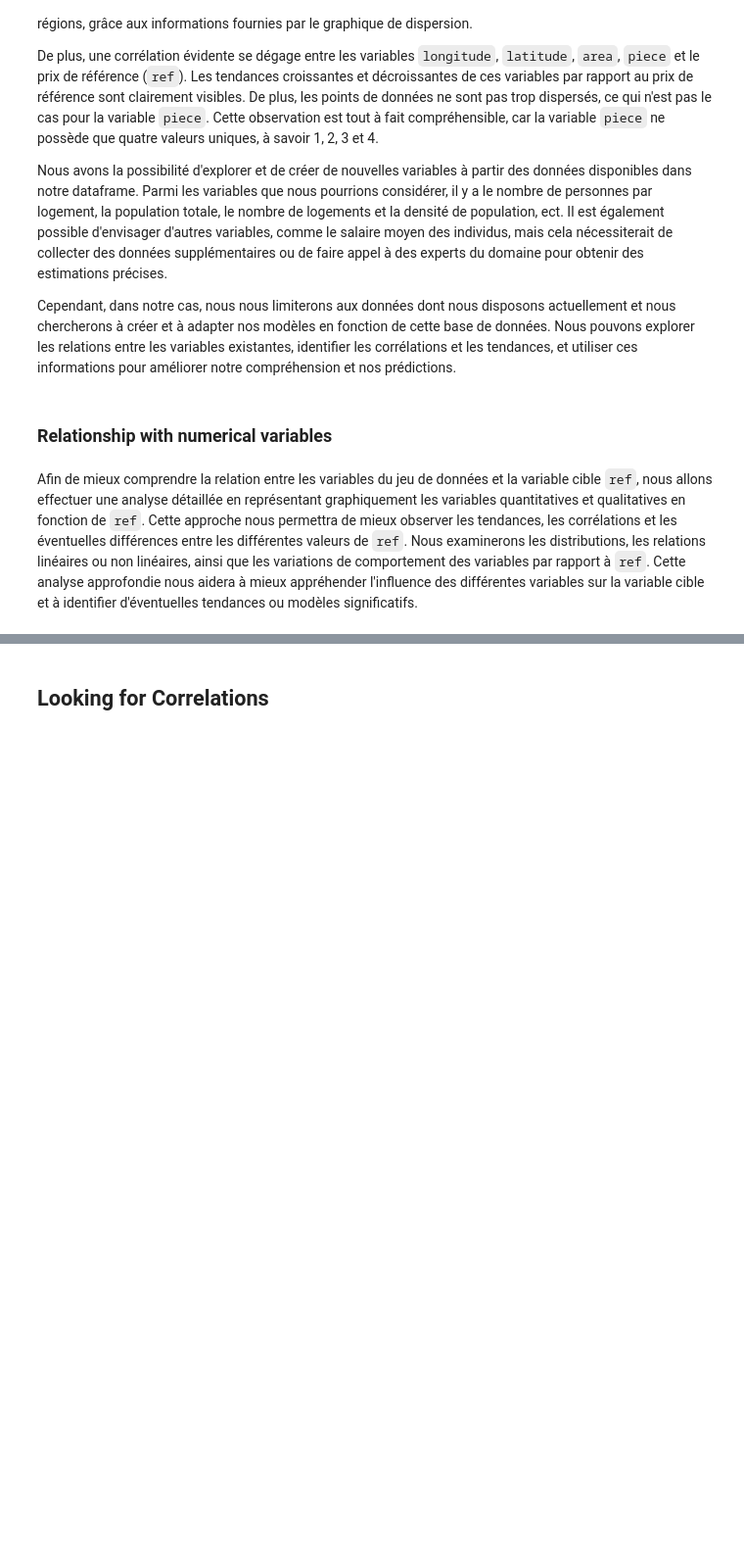
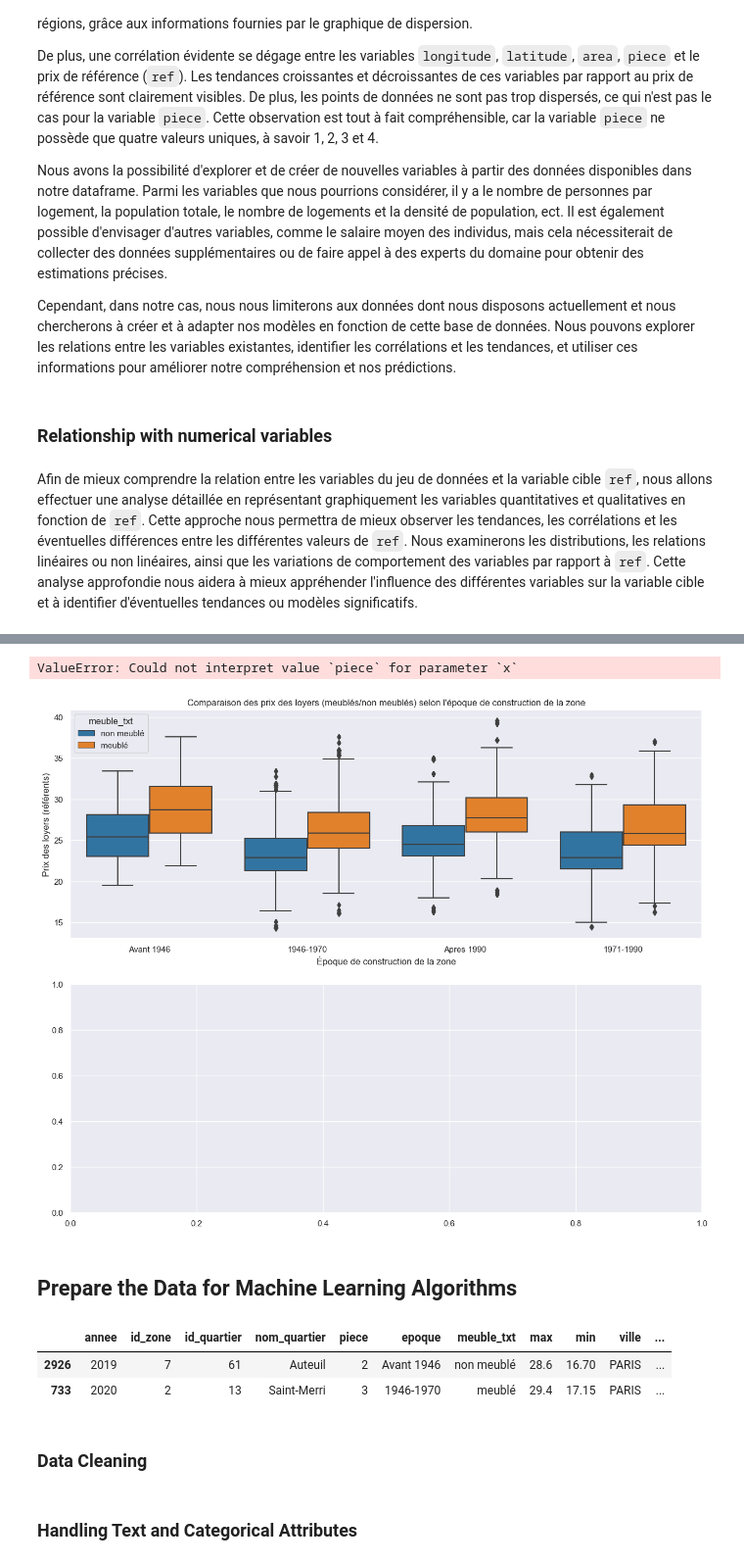
Before and after one commit to BranisGh/Data-Science-Projects, a Jupyter notebook: paris_housing.ipynb, the cells around one changed output, grey strips where cells are left out. Shown at 98% size. Saved outputs shown, nothing was run; the diff lists cells and outputs as text; code cells hidden in the pictures; blank space fills up the shorter version.

```diff
--- a/paris_housing.ipynb
+++ b/paris_housing.ipynb
@@ -636,2 +559,0 @@ AttributeError: 'DataFrameGroupBy' object has no attribute 'iloc'
-# %% [markdown]
-## Looking for Correlations
@@ -654,0 +560,57 @@ AttributeError: 'DataFrameGroupBy' object has no attribute 'iloc'
+# %%
+fig, axes = plt.subplots(2, 1, figsize=(15, 12))
+ax1, ax2 = axes.flatten()
+
+# barplot
+sns.boxplot(data=gdf, x='epoque', y='ref', hue='meuble_txt', ax=ax1)
+ax1.set_xlabel('Époque de construction de la zone')
+ax1.set_ylabel('Prix des loyers (référents)')
+ax1.set_title('Comparaison des prix des loyers (meublés/non meublés) selon l\'époque de construction de la zone')
+
+# boxplot
+mean_prices_epoque = gdf.groupby(['epoque', 'meuble_txt'])['ref'].mean().reset_index()
+sns.lineplot(data=mean_prices_epoque, x="piece", y="ref", hue="meuble_txt", ax=ax2)
+ax2.set_xlabel('Nombre de pièces')
+ax2.set_ylabel('Prix des loyers référents')
+ax2.set_title('Moyenne des prix des loyers (meublés/non meublés) par époque de construction de la zone')
+
+
+# # Graphique en boîte et moustaches pour comparer les prix des loyers selon l'époque de construction de la zone
+# plt.figure(figsize=(10, 6))
+# sns.boxplot(x='epoque', y='prix_loyer', data=df)
+# plt.xlabel('Époque de construction de la zone')
+# plt.ylabel('Prix des loyers référents (moyenne)')
+# plt.title('Comparaison des prix des loyers selon l\'époque de construction de la zone')
+# plt.show()
+
+# # Calculer la moyenne des prix des loyers par époque
+# mean_prices_epoque = df.groupby('epoque')['prix_loyer'].mean().reset_index()
+
+# # Graphique en barres pour représenter la moyenne des prix des loyers par époque
+# plt.figure(figsize=(10, 6))
+# sns.barplot(x='epoque', y='prix_loyer', data=mean_prices_epoque)
+# plt.xlabel('Époque de construction de la zone')
+# plt.ylabel('Prix des loyers (moyenne)')
+# plt.title('Moyenne des prix des loyers par époque de construction de la zone')
+# plt.show()
+# %% [output]
+ValueError: Could not interpret value `piece` for parameter `x`
+[figure, added]
+# %% [markdown]
+## Prepare the Data for Machine Learning Algorithms
+# %%
+# housing = strat_train_set.drop(['max', 'min', 'ref', 'ville',
+#                                 'geo_shape', 'nom_quartier',
+#                                 'code_grand_quartier'], axis=1) # drop labels for training set
+# housing_labels = strat_train_set['ref'].copy()
+# housing.head(2)
+
+x_train, y_train = strat_train_set.drop('ref', axis=1), strat_train_set['ref'].copy()
+x_test, y_test = strat_test_set.drop('ref', axis=1), strat_test_set['ref'].copy()
+x_train.head(2)
+# %% [output]
+|  | annee | id_zone | id_quartier | nom_quartier | piece | epoque | meuble_txt | max | min | ville | ... |
+| 2926 | 2019 | 7 | 61 | Auteuil | 2 | Avant 1946 | non meublé | 28.6 | 16.70 | PARIS | ... |
+| 733 | 2020 | 2 | 13 | Saint-Merri | 3 | 1946-1970 | meublé | 29.4 | 17.15 | PARIS | ... |
+# %% [markdown]
+### Data Cleaning
@@ -654,0 +621,2 @@ AttributeError: 'DataFrameGroupBy' object has no attribute 'iloc'
+# %% [markdown]
+### Handling Text and Categorical Attributes
```
Also changed, not shown: parts of 47 cells of this notebook, 1 other file.
